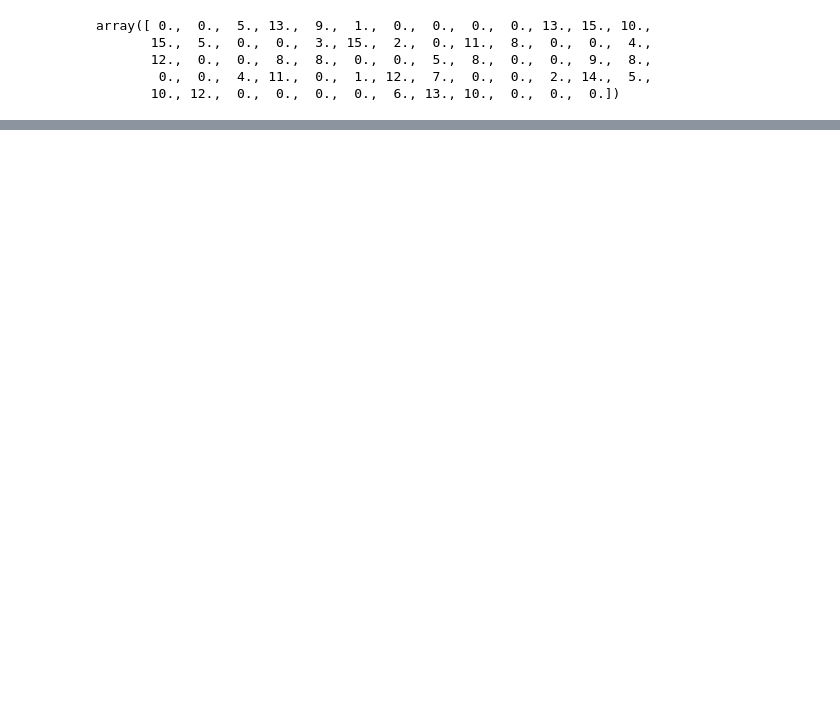
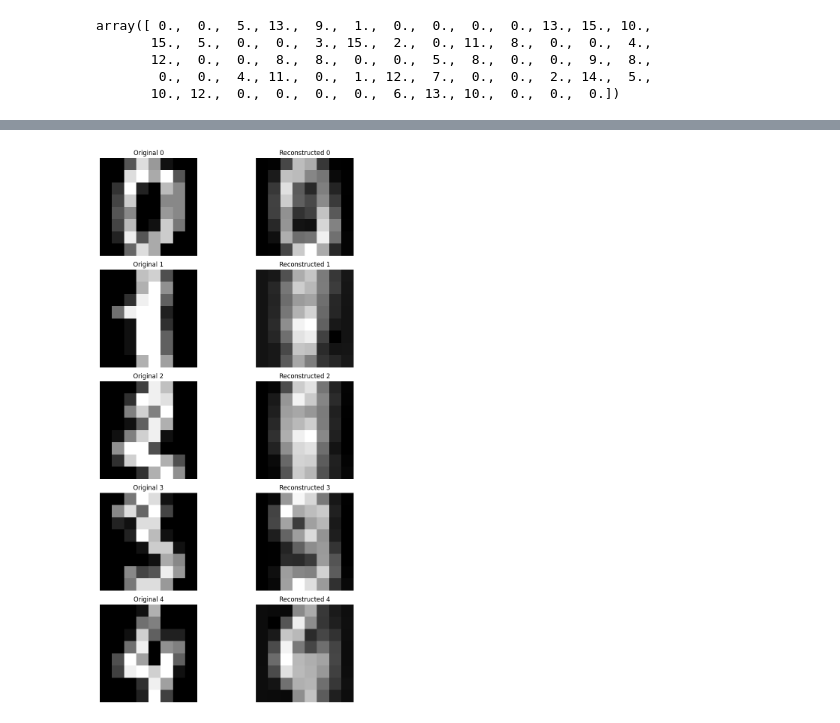
Before and after one commit to shayan-naghizade/ML_Practice, a Jupyter notebook: Principal Component Analysis/code.ipynb, the cells around one changed output, grey strips where cells are left out. Cells and saved outputs as stored; diff of their text form; code cells hidden in the pictures; blank space fills up the shorter version.

```diff
--- a/Principal Component Analysis/code.ipynb
+++ b/Principal Component Analysis/code.ipynb
@@ -101,0 +93,2 @@ Total variance captured: 0.2850936482369688
+# %%
+X=digits.data
@@ -101,0 +109,18 @@ Total variance captured: 0.2850936482369688
+# %%
+X_reconstructed = pca.inverse_transform(X_pca)
+
+fig, axes = plt.subplots(5, 2, figsize=(10, 15))
+
+for i in range(5):
+    axes[i, 0].imshow(X[i].reshape(8, 8), cmap='gray')
+    axes[i, 0].set_title(f"Original {digits.target[i]}")
+    axes[i, 0].axis('off')
+
+    axes[i, 1].imshow(X_reconstructed[i].reshape(8, 8), cmap='gray')
+    axes[i, 1].set_title(f"Reconstructed {digits.target[i]}")
+    axes[i, 1].axis('off')
+
+plt.tight_layout()
+plt.show()
+# %% [output]
+[figure, added]
```
Also changed, not shown: parts of 8 cells of this notebook.
